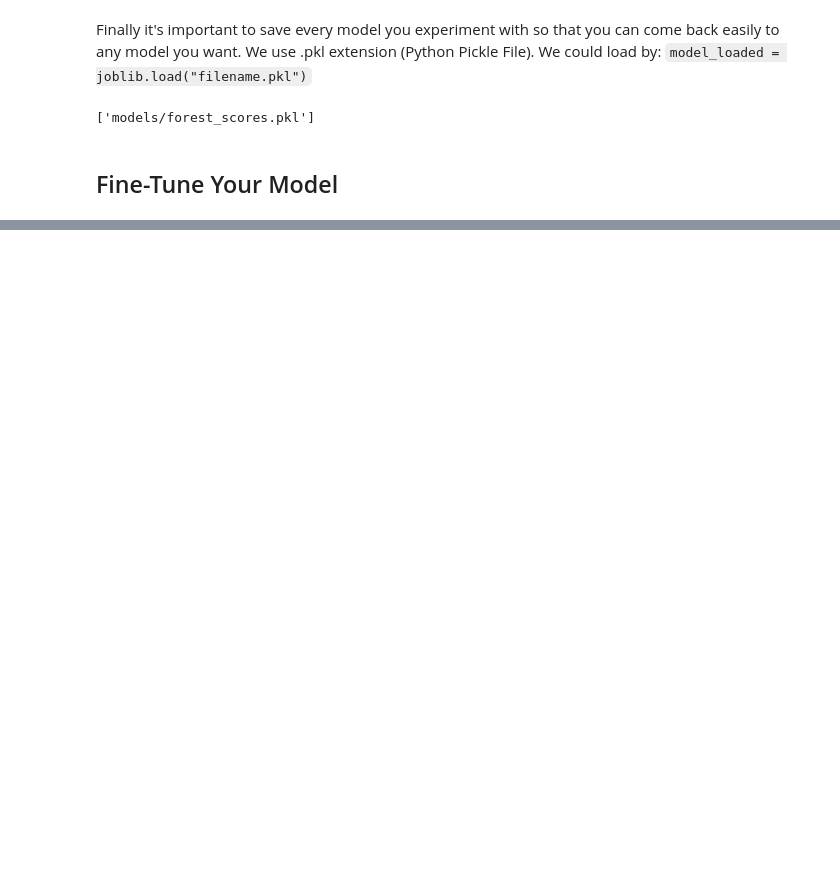
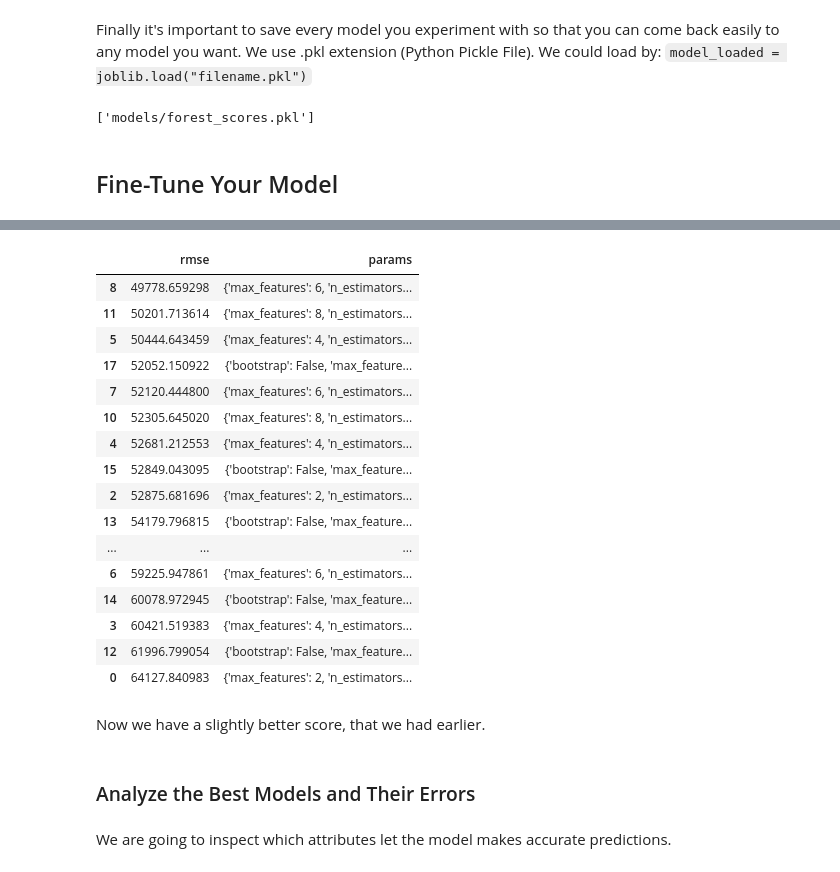
Before and after one commit to iamonmars/notebooks, a Jupyter notebook: learning/housing-prices/California housing prices.ipynb, the cells around one changed output, grey strips where cells are left out. Drawn from its saved outputs; the diff is of its cells as text; code cells hidden in the pictures; blank space fills up the shorter version.

```diff
--- a/learning/housing-prices/California housing prices.ipynb
+++ b/learning/housing-prices/California housing prices.ipynb
@@ -686,0 +705,19 @@ joblib.dump(forest_scores, os.path.join("models", "forest_scores.pkl"))
+# %%
+from sklearn.model_selection import GridSearchCV
+
+# Combinations
+param_grid = [
+    # try 12 (3×4) combinations of hyperparameters
+    {'n_estimators': [3, 10, 30], 'max_features': [2, 4, 6, 8]},
+    # then try 6 (2×3) combinations with bootstrap set as False
+    {'bootstrap': [False], 'n_estimators': [3, 10], 'max_features': [2, 3, 4]},
+  ]
+
+# Which model tune
+forest_reg = RandomForestRegressor()
+
+# train across 5 folds, that's a total of (12+6)*5=90 rounds of training
+grid_search = GridSearchCV(forest_reg, param_grid, cv=5,
+                           scoring='neg_mean_squared_error',
+                           return_train_score=True)
+grid_search.fit(housing_prepared, housing_labels)
@@ -686,0 +759,29 @@ joblib.dump(forest_scores, os.path.join("models", "forest_scores.pkl"))
+# %%
+# Cross-validation error
+grid_results = pd.DataFrame(grid_search.cv_results_)
+grid_results["rmse"] = np.sqrt(-grid_results["mean_test_score"])
+grid_results[["rmse", "params"]].sort_values("rmse", ascending=True)
+# %% [output]
+|  | rmse | params |
+| 8 | 49778.659298 | {'max_features': 6, 'n_estimators... |
+| 11 | 50201.713614 | {'max_features': 8, 'n_estimators... |
+| 5 | 50444.643459 | {'max_features': 4, 'n_estimators... |
+| 17 | 52052.150922 | {'bootstrap': False, 'max_feature... |
+| 7 | 52120.444800 | {'max_features': 6, 'n_estimators... |
+| 10 | 52305.645020 | {'max_features': 8, 'n_estimators... |
+| 4 | 52681.212553 | {'max_features': 4, 'n_estimators... |
+| 15 | 52849.043095 | {'bootstrap': False, 'max_feature... |
+| 2 | 52875.681696 | {'max_features': 2, 'n_estimators... |
+| 13 | 54179.796815 | {'bootstrap': False, 'max_feature... |
+| ... | ... | ... |
+| 6 | 59225.947861 | {'max_features': 6, 'n_estimators... |
+| 14 | 60078.972945 | {'bootstrap': False, 'max_feature... |
+| 3 | 60421.519383 | {'max_features': 4, 'n_estimators... |
+| 12 | 61996.799054 | {'bootstrap': False, 'max_feature... |
+| 0 | 64127.840983 | {'max_features': 2, 'n_estimators... |
+# %% [markdown]
+Now we have a slightly better score, that we had earlier.
+# %% [markdown]
+### Analyze the Best Models and Their Errors
+# %% [markdown]
+We are going to inspect which attributes let the model makes accurate predictions.
```
Also changed, not shown: parts of 26 cells of this notebook.
